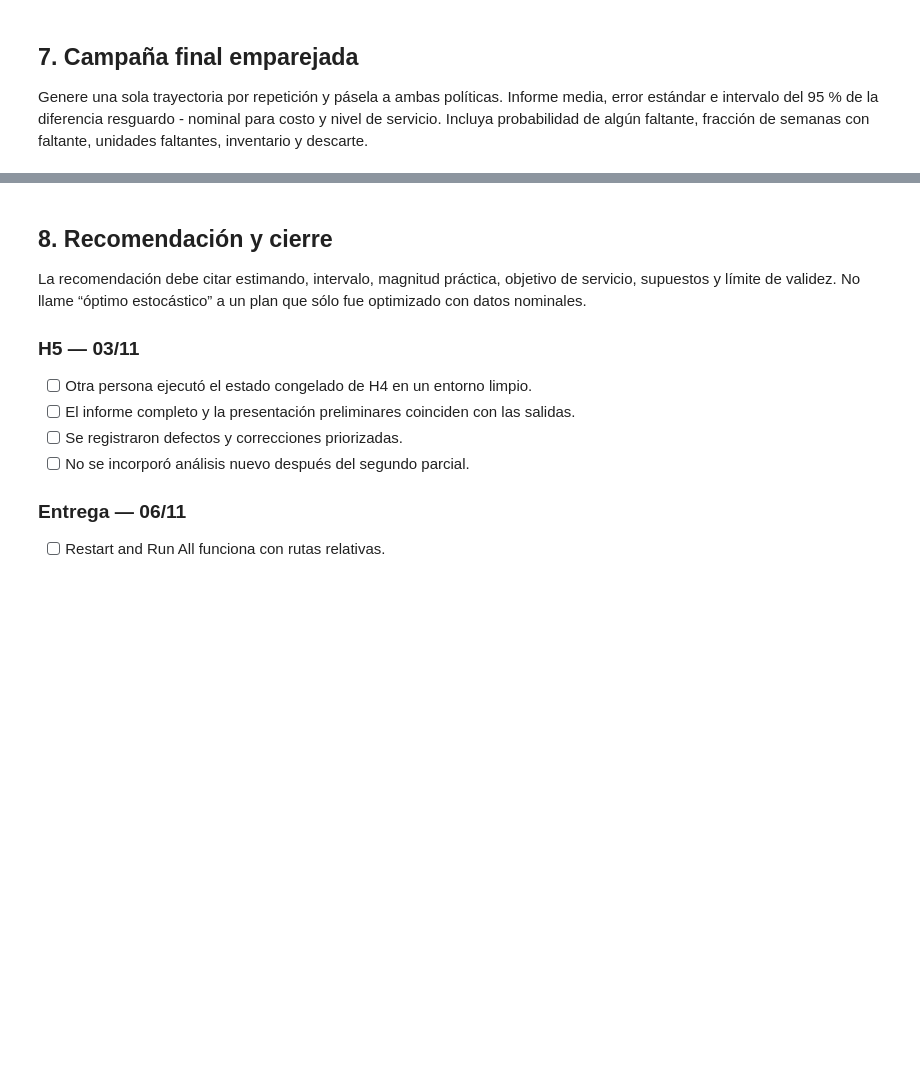
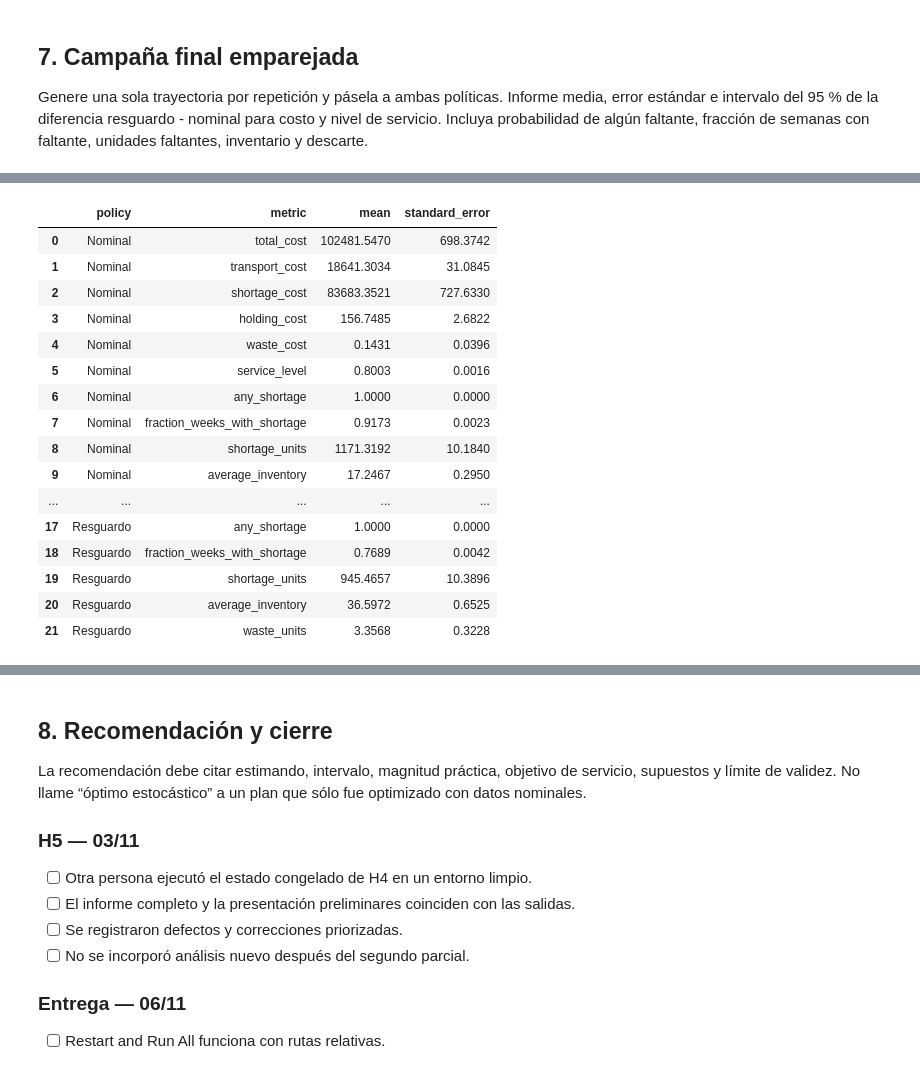
Before and after one commit to Marcodisario/Final-OPIO, a Jupyter notebook: Parte2/part2_markov_montecarlo.ipynb, the cells around one changed output, grey strips where cells are left out. Saved outputs shown, nothing was run; the diff lists cells and outputs as text; code cells hidden in the pictures; blank space fills up the shorter version.

```diff
--- a/Parte2/part2_markov_montecarlo.ipynb
+++ b/Parte2/part2_markov_montecarlo.ipynb
@@ -57,10 +116,3 @@ Cuente transiciones antes de normalizar. Si una fila tiene cero salidas, detenga
 la ejecución y comuníquelo: no complete con ceros ni invente autotransiciones.
 Valide no negatividad y suma uno por fila; calcule pasos 1, 4, 12 y 26 desde la
 condición inicial. Congele la matriz antes de la campaña Monte Carlo.
-# %%
-STATE_NAMES = ["Normal", "Pico", "Disrupcion"]
-TOL = 1e-7
-
-def estimate_transition_matrix(sequence, state_names=STATE_NAMES):
-    # TODO: devolver conteos y matriz; fallar si una fila no es estimable.
-    raise NotImplementedError
@@ -85,11 +198,3 @@ generate_environment crea un futuro completo sin conocer la política.
 evaluate_policy recibe ese futuro y un plan fijo. Pruebe al menos: límite
 determinista, capacidad cero, demanda cero, inventario acotado, balance semanal,
 no negatividad y repetición exacta con la misma semilla.
-# %%
-def generate_environment(rng, transition_matrix, horizon=26):
-    # TODO: estados, demandas y capacidades de una trayectoria.
-    raise NotImplementedError
-
-def evaluate_policy(plan, environment):
-    # TODO: costo, servicio, faltante, descarte e inventario.
-    raise NotImplementedError
@@ -119,0 +427,53 @@ y descarte.
+# %%
+# Campaña final emparejada: una trayectoria común por réplica para ambas políticas.
+final_results, final_state_share = run_campaign(FINAL_REPLICATIONS, final_seed)
+
+metrics = [
+    'total_cost', 'transport_cost', 'shortage_cost', 'holding_cost', 'waste_cost',
+    'service_level', 'any_shortage', 'fraction_weeks_with_shortage',
+    'shortage_units', 'average_inventory', 'waste_units',
+]
+summary_rows = []
+for policy_name in POLICIES:
+    policy_results = final_results.loc[final_results['policy'] == policy_name]
+    for metric in metrics:
+        values = policy_results[metric].to_numpy(dtype=float)
+        summary_rows.append({
+            'policy': policy_name,
+            'metric': metric,
+            'mean': values.mean(),
+            'standard_error': values.std(ddof=1) / np.sqrt(len(values)),
+        })
+montecarlo_summary = pd.DataFrame(summary_rows)
+
+# Diferencia emparejada con convención Resguardo - Nominal.
+paired_rows = []
+for metric in ('total_cost', 'service_level'):
+    paired = final_results.pivot(index='replication', columns='policy', values=metric)
+    difference = paired['Resguardo'] - paired['Nominal']
+    n = len(difference)
+    mean_difference = difference.mean()
+    standard_error = difference.std(ddof=1) / np.sqrt(n)
+    critical_value = student_t.ppf(0.975, df=n - 1)
+    paired_rows.append({
+        'metric': metric,
+        'contrast': 'Resguardo - Nominal',
+        'mean_difference': mean_difference,
+        'standard_error': standard_error,
+        'ci95_low': mean_difference - critical_value * standard_error,
+        'ci95_high': mean_difference + critical_value * standard_error,
+        'replications': n,
+    })
+paired_comparison = pd.DataFrame(paired_rows)
+
+transition_matrix.to_csv(OUTPUTS / 'markov_matrix.csv', index_label='from_state')
+montecarlo_summary.to_csv(OUTPUTS / 'montecarlo_summary.csv', index=False)
+paired_comparison.to_csv(OUTPUTS / 'paired_comparison.csv', index=False)
+
+print('Resumen Monte Carlo (medias y errores estándar):')
+display(montecarlo_summary.round(4))
+print('Comparación emparejada, Resguardo - Nominal:')
+display(paired_comparison.round(5))
+print('Ocupación de estados en campaña final:')
+display(final_state_share.rename('fracción').to_frame())
+# %% [output]
@@ -119,0 +481,17 @@ y descarte.
+|  | policy | metric | mean | standard_error |
+| 0 | Nominal | total_cost | 102481.5470 | 698.3742 |
+| 1 | Nominal | transport_cost | 18641.3034 | 31.0845 |
+| 2 | Nominal | shortage_cost | 83683.3521 | 727.6330 |
+| 3 | Nominal | holding_cost | 156.7485 | 2.6822 |
+| 4 | Nominal | waste_cost | 0.1431 | 0.0396 |
+| 5 | Nominal | service_level | 0.8003 | 0.0016 |
+| 6 | Nominal | any_shortage | 1.0000 | 0.0000 |
+| 7 | Nominal | fraction_weeks_with_shortage | 0.9173 | 0.0023 |
+| 8 | Nominal | shortage_units | 1171.3192 | 10.1840 |
+| 9 | Nominal | average_inventory | 17.2467 | 0.2950 |
+| ... | ... | ... | ... | ... |
+| 17 | Resguardo | any_shortage | 1.0000 | 0.0000 |
+| 18 | Resguardo | fraction_weeks_with_shortage | 0.7689 | 0.0042 |
+| 19 | Resguardo | shortage_units | 945.4657 | 10.3896 |
+| 20 | Resguardo | average_inventory | 36.5972 | 0.6525 |
+| 21 | Resguardo | waste_units | 3.3568 | 0.3228 |
```
Also changed, not shown: parts of 8 cells of this notebook, 7 other files.
